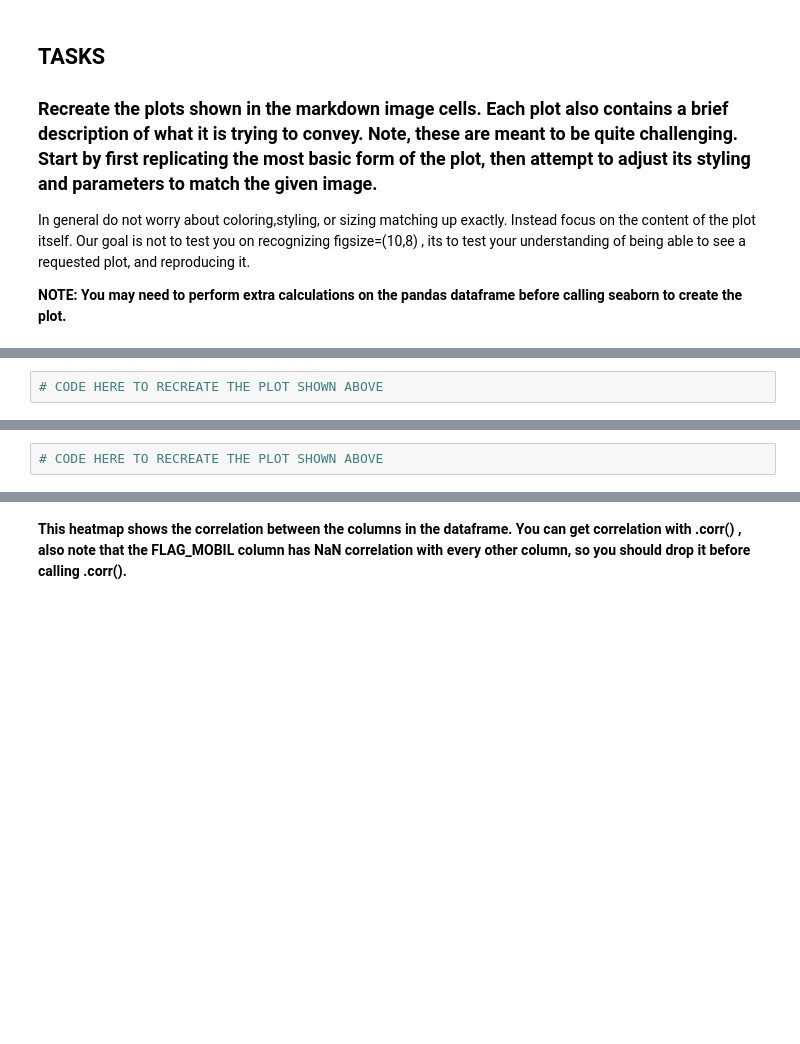
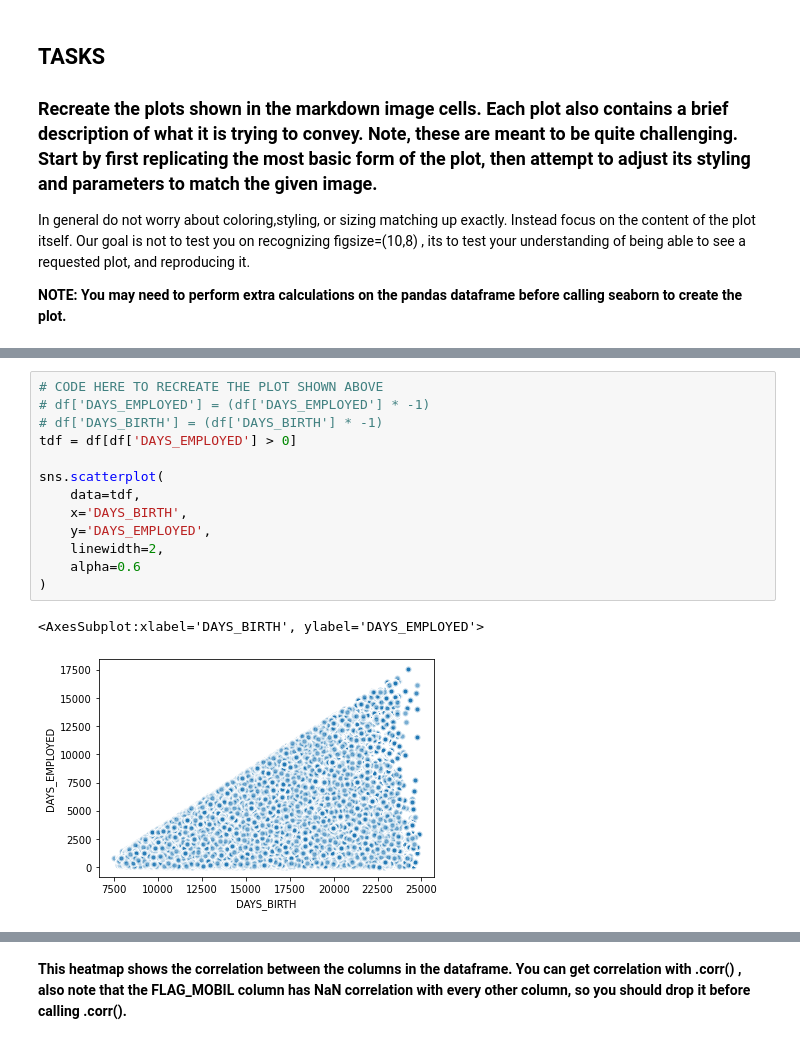
Before and after one commit to alpha-nero1/2021-Python-for-Machine-Learning-Data-Science-Masterclass, a Jupyter notebook: 05-Seaborn/07-Seaborn-Exercise.ipynb, the cells around one changed output, grey strips where cells are left out. Saved outputs shown, nothing was run; the diff lists cells and outputs as text; blank space fills up the shorter version.

```diff
--- a/05-Seaborn/07-Seaborn-Exercise.ipynb
+++ b/05-Seaborn/07-Seaborn-Exercise.ipynb
@@ -181,8 +182,22 @@ In general do not worry about coloring,styling, or sizing matching up exactly. I
 **The scatterplot attempts to show the relationship between the days employed versus the age of the person (DAYS_BIRTH) for people who were not unemployed. Note, to reproduce this chart you must remove unemployed people from the dataset first. Also note the sign of the axis, they are both transformed to be positive. Finally, feel free to adjust the *alpha* and *linewidth* parameters in the scatterplot since there are so many points stacked on top of each other.**
 
 <img src="task_one.jpg">
-# %%
-# CODE HERE TO RECREATE THE PLOT SHOWN ABOVE
+# %%
+# CODE HERE TO RECREATE THE PLOT SHOWN ABOVE
+# df['DAYS_EMPLOYED'] = (df['DAYS_EMPLOYED'] * -1)
+# df['DAYS_BIRTH'] = (df['DAYS_BIRTH'] * -1)
+tdf = df[df['DAYS_EMPLOYED'] > 0]
+
+sns.scatterplot(
+    data=tdf,
+    x='DAYS_BIRTH',
+    y='DAYS_EMPLOYED',
+    linewidth=2,
+    alpha=0.6
+)
+# %% [output]
+<AxesSubplot:xlabel='DAYS_BIRTH', ylabel='DAYS_EMPLOYED'>
+[figure, added]
 # %% [markdown]
 -----
 ### TASK: Recreate the Distribution Plot shown below:
@@ -190,5 +205,3 @@ In general do not worry about coloring,styling, or sizing matching up exactly. I
 <img src="DistPlot_solution.png">
 
 **Note, you will need to figure out how to calculate "Age in Years" from one of the columns in the DF. Think carefully about this. Don't worry too much if you are unable to replicate the styling exactly.**
-# %%
-# CODE HERE TO RECREATE THE PLOT SHOWN ABOVE
```
Also changed, not shown: parts of 6 cells of this notebook, 13 other files.
